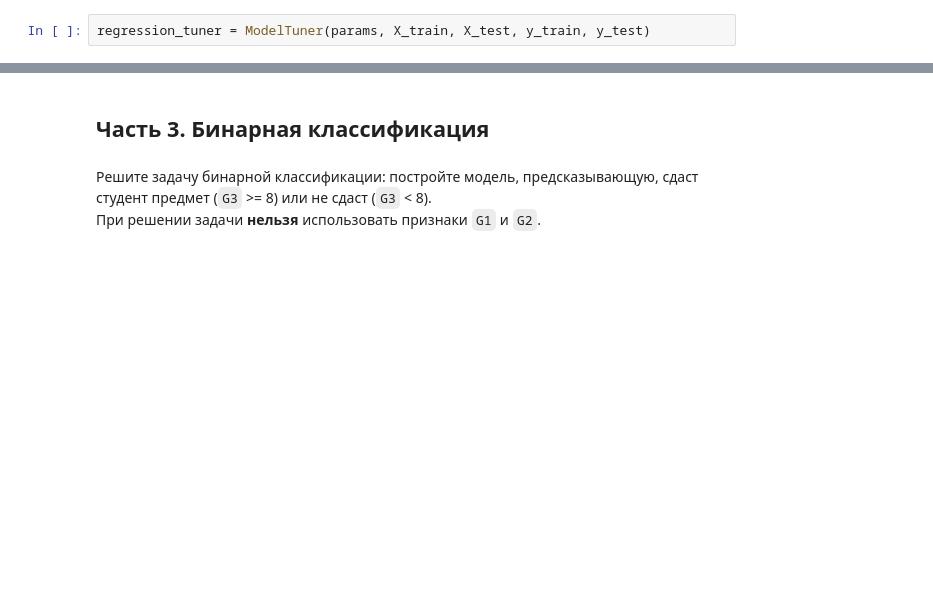
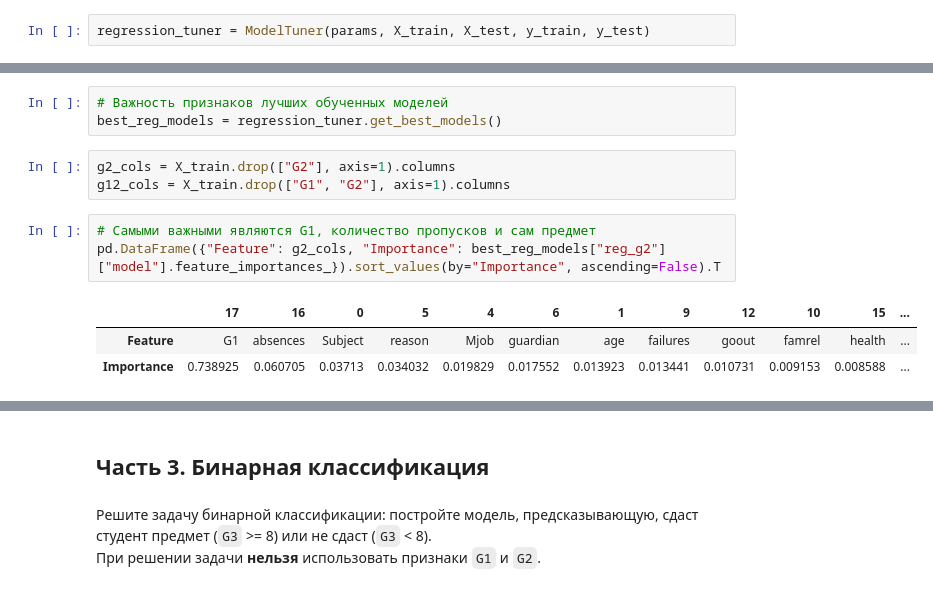
Before and after one commit to asbabiy/IAD-ML, a Jupyter notebook: Lab_3.Supervised_Learning.ipynb, the cells around one changed output, grey strips where cells are left out. Saved outputs shown, nothing was run; the diff lists cells and outputs as text; blank space fills up the shorter version.

```diff
--- a/Lab_3.Supervised_Learning.ipynb
+++ b/Lab_3.Supervised_Learning.ipynb
@@ -563,0 +575,13 @@ regression_tuner.get_best_models()
+# %%
+# Важность признаков лучших обученных моделей
+best_reg_models = regression_tuner.get_best_models()
+# %%
+g2_cols = X_train.drop(["G2"], axis=1).columns
+g12_cols = X_train.drop(["G1", "G2"], axis=1).columns
+# %%
+# Самыми важными являются G1, количество пропусков и сам предмет
+pd.DataFrame({"Feature": g2_cols, "Importance": best_reg_models["reg_g2"]["model"].feature_importances_}).sort_values(by="Importance", ascending=False).T
+# %% [output]
+|  | 17 | 16 | 0 | 5 | 4 | 6 | 1 | 9 | 12 | 10 | 15 | ... |
+| Feature | G1 | absences | Subject | reason | Mjob | guardian | age | failures | goout | famrel | health | ... |
+| Importance | 0.738925 | 0.060705 | 0.03713 | 0.034032 | 0.019829 | 0.017552 | 0.013923 | 0.013441 | 0.010731 | 0.009153 | 0.008588 | ... |
```
Also changed, not shown: parts of 35 cells of this notebook, 1 other file.
